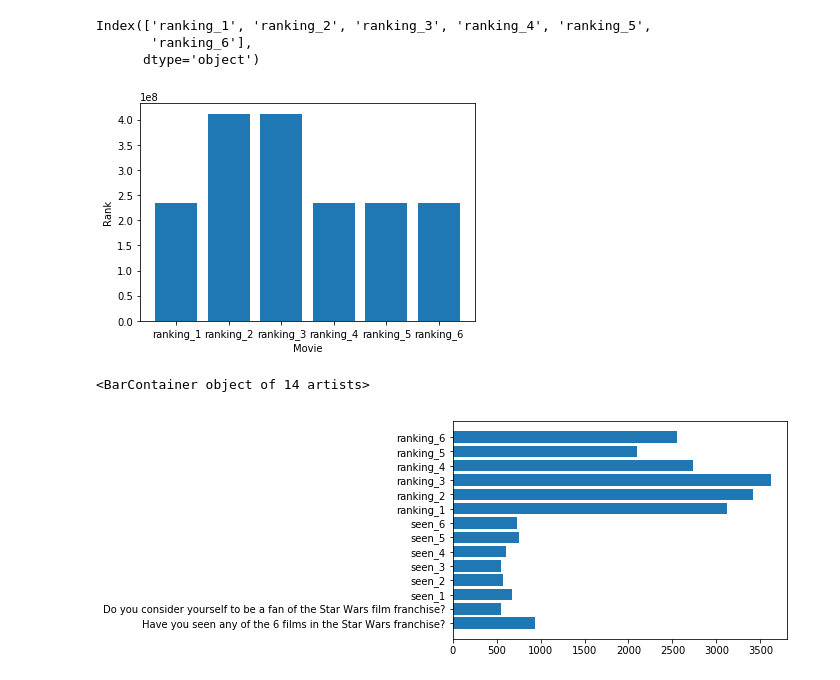
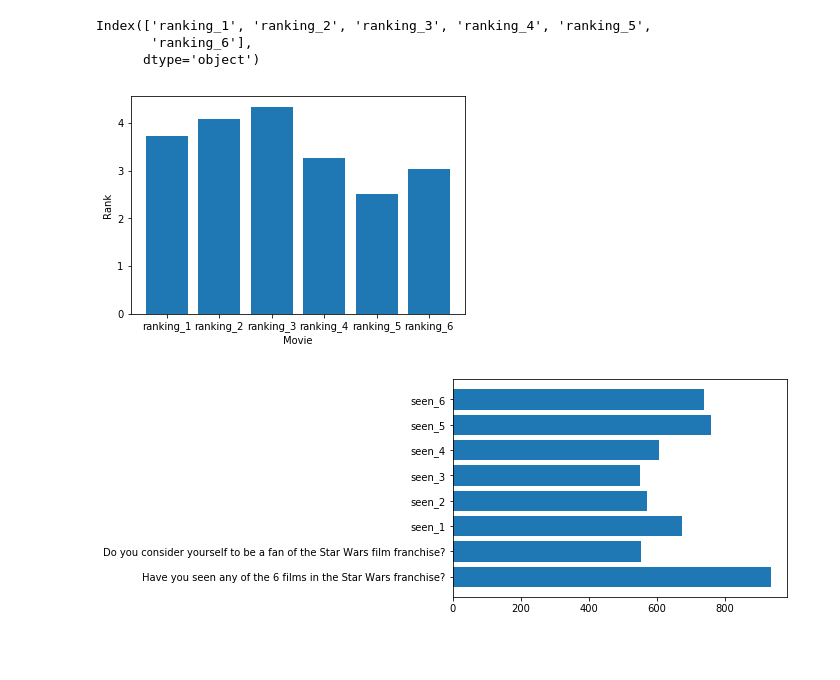
Before and after one commit to hsdistefa/starwars-survey-analysis, a Jupyter notebook: star_wars_survey_analysis.ipynb, the cells around one changed output. Drawn from its saved outputs; the diff is of its cells as text; code cells hidden in the pictures; blank space fills up the shorter version.

```diff
--- a/star_wars_survey_analysis.ipynb
+++ b/star_wars_survey_analysis.ipynb
@@ -127,7 +127,7 @@ Index(['ranking_1', 'ranking_2', 'ranking_3', 'ranking_4', 'ranking_5',
        'ranking_6'],
       dtype='object')
 # %%
-movies_mean_rank = star_wars[9:15].mean(axis=1)
+movies_mean_rank = star_wars[star_wars.columns[9:15]].mean(axis=0)
 
 %matplotlib inline
 plt.bar(star_wars.columns[9:15], movies_mean_rank)
@@ -135,10 +135,10 @@ plt.xlabel('Movie')
 plt.ylabel('Rank')
 plt.show()
 # %% [output]
-[figure, old version]
+[figure, new version]
 # %%
-sums = star_wars.iloc[:,1:15].sum(axis=0)
-plt.barh(star_wars.columns[1:15], sums)
+sums = star_wars.iloc[:,1:9].sum(axis=0)
+plt.barh(star_wars.columns[1:9], sums)
+plt.show()
 # %% [output]
-<BarContainer object of 14 artists>
-[figure, old version]
+[figure, new version]
```
Also changed, not shown: parts of 3 cells of this notebook.
